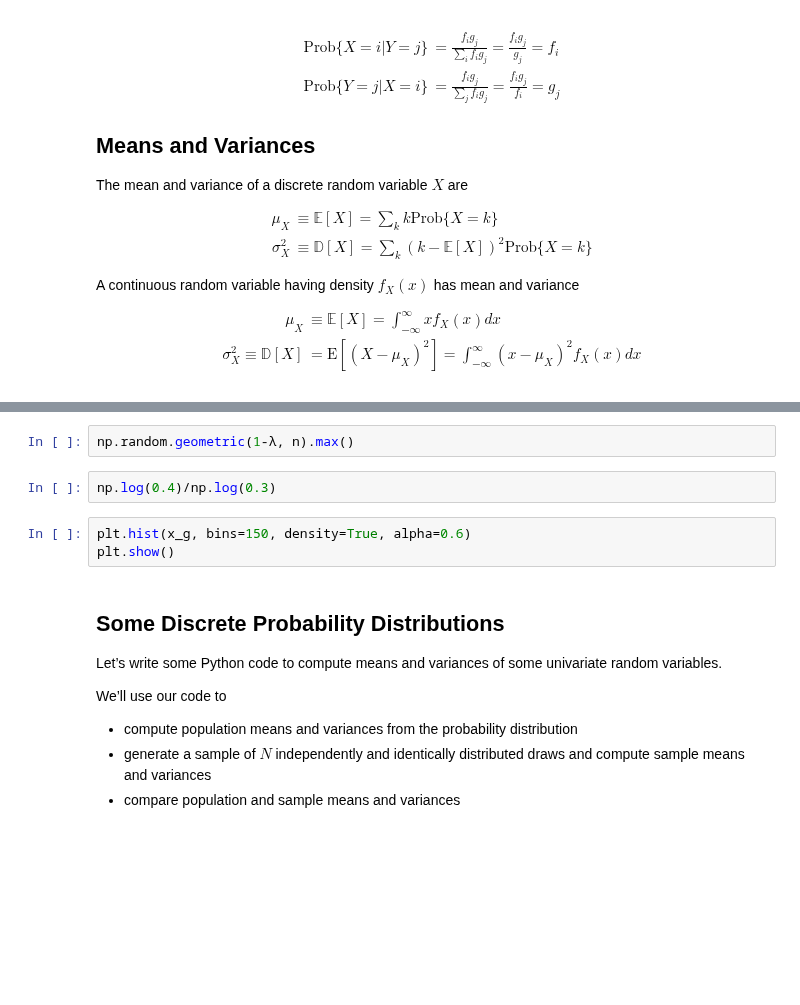
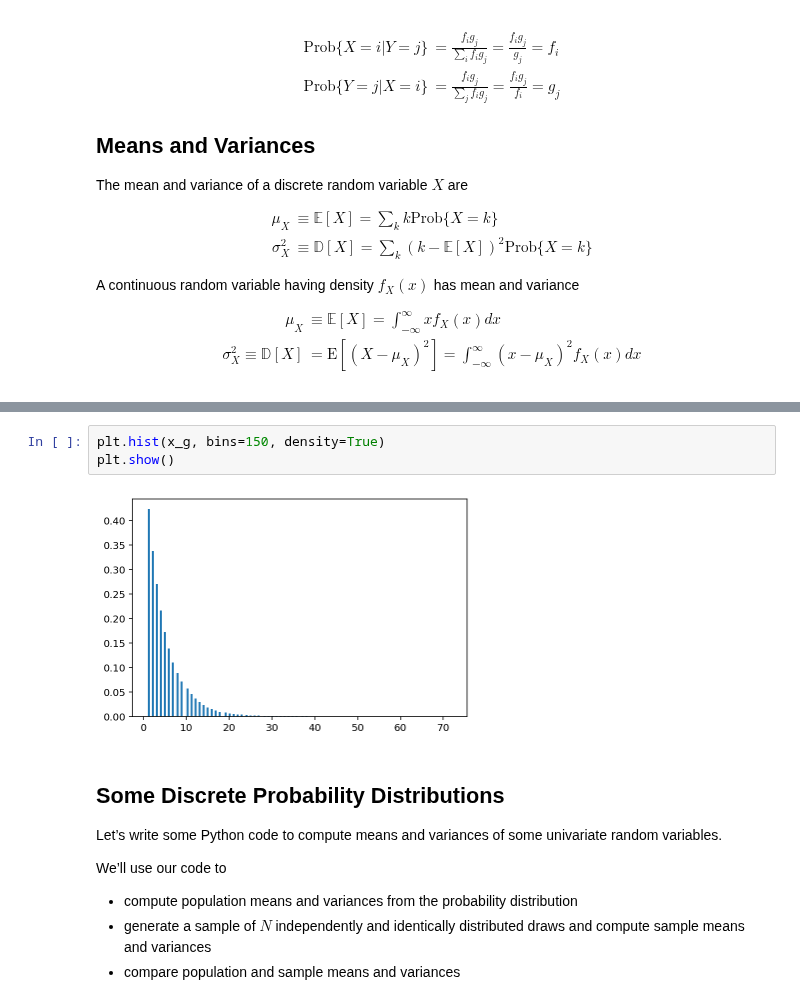
Before and after one commit to beauvilerobed/quantitative-economics-with-python, a Jupyter notebook: elementary_statistics/8_elementary_probability_w_matrices.ipynb, the cells around one changed output, grey strips where cells are left out. Saved outputs shown, nothing was run; the diff lists cells and outputs as text; blank space fills up the shorter version.

```diff
--- a/elementary_statistics/8_elementary_probability_w_matrices.ipynb
+++ b/elementary_statistics/8_elementary_probability_w_matrices.ipynb
@@ -561,10 +574,8 @@ plt.show()
-# %%
-np.random.geometric(1-λ, n).max()
-# %%
-np.log(0.4)/np.log(0.3)
 # %%
-plt.hist(x_g, bins=150, density=True, alpha=0.6)
+plt.hist(x_g, bins=150, density=True)
 plt.show()
+# %% [output]
+[figure, added]
 # %% [markdown]
 ## Some Discrete Probability Distributions
 
```
Also changed, not shown: parts of 45 cells of this notebook.
